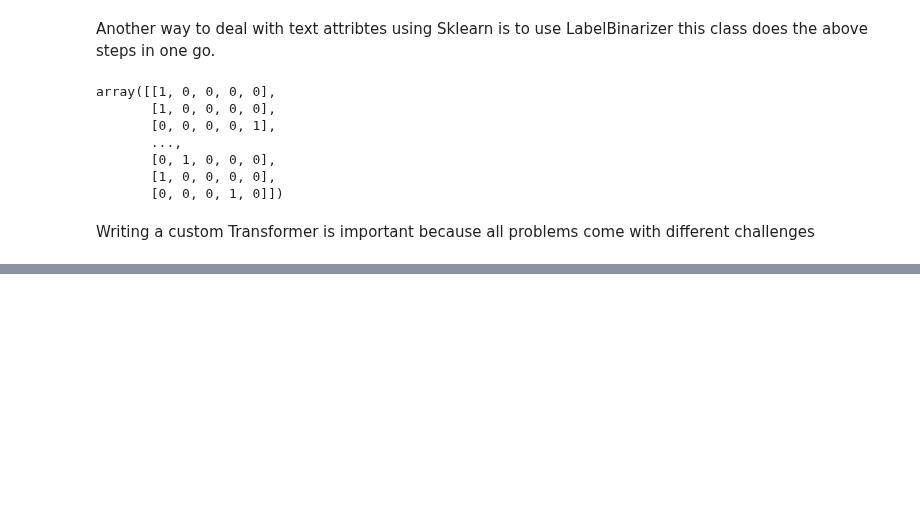
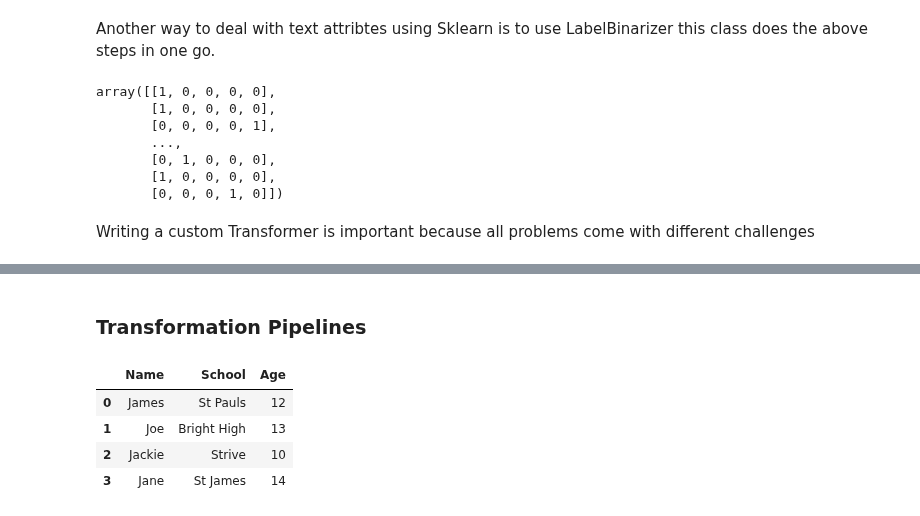
Before and after one commit to MrRutledge/ML_Practice, a Jupyter notebook: CaliHousesdataset.ipynb, the cells around one changed output, grey strips where cells are left out. Drawn from its saved outputs; the diff is of its cells as text; code cells hidden in the pictures; blank space fills up the shorter version.

```diff
--- a/CaliHousesdataset.ipynb
+++ b/CaliHousesdataset.ipynb
@@ -392,0 +473,2 @@ numpy.ndarray
+# %% [markdown]
+### Transformation Pipelines
@@ -392,0 +487,12 @@ numpy.ndarray
+# %%
+df = {'Name':['James', 'Joe','Jackie','Jane'],
+      'School':['St Pauls', 'Bright High', 'Strive','St James']
+      ,'Age': ['12','13','10','14']}
+df_pd = pd.DataFrame(df)
+df_pd
+# %% [output]
+|  | Name | School | Age |
+| 0 | James | St Pauls | 12 |
+| 1 | Joe | Bright High | 13 |
+| 2 | Jackie | Strive | 10 |
+| 3 | Jane | St James | 14 |
```
Also changed, not shown: parts of 22 cells of this notebook.
